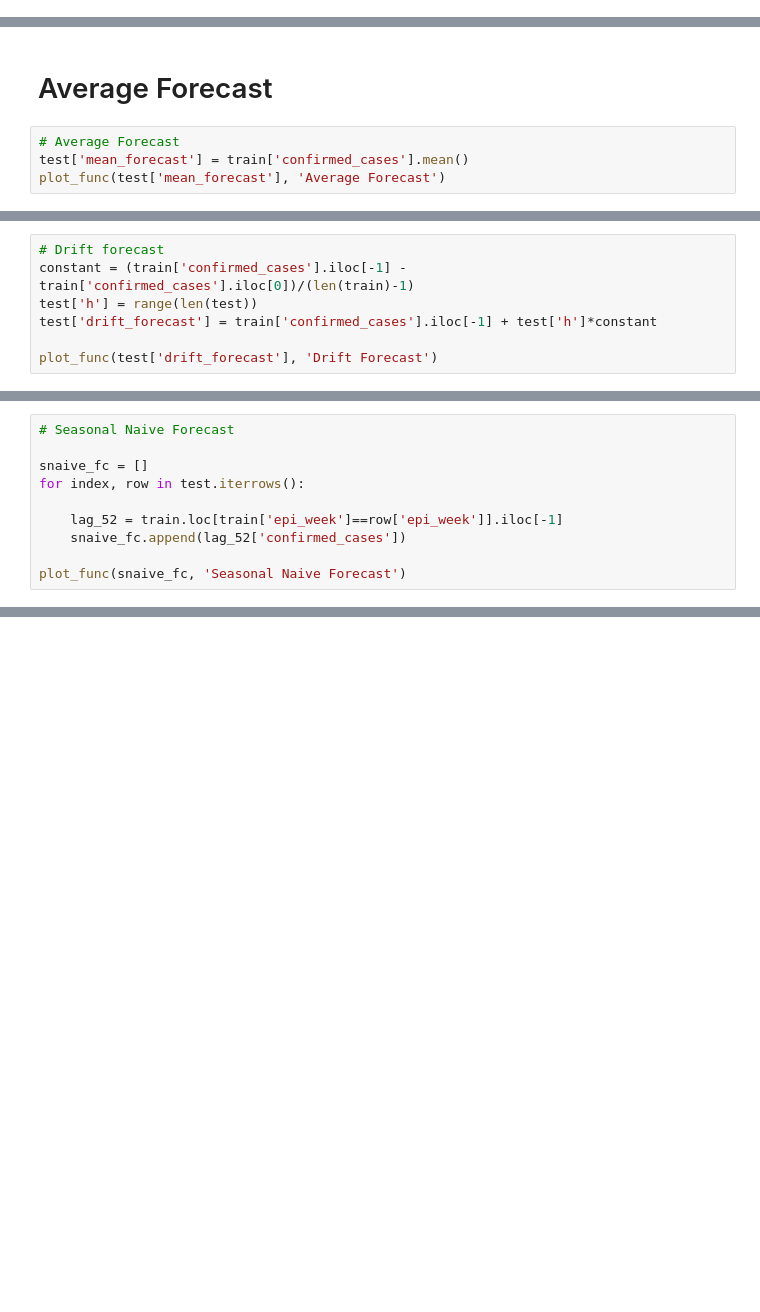
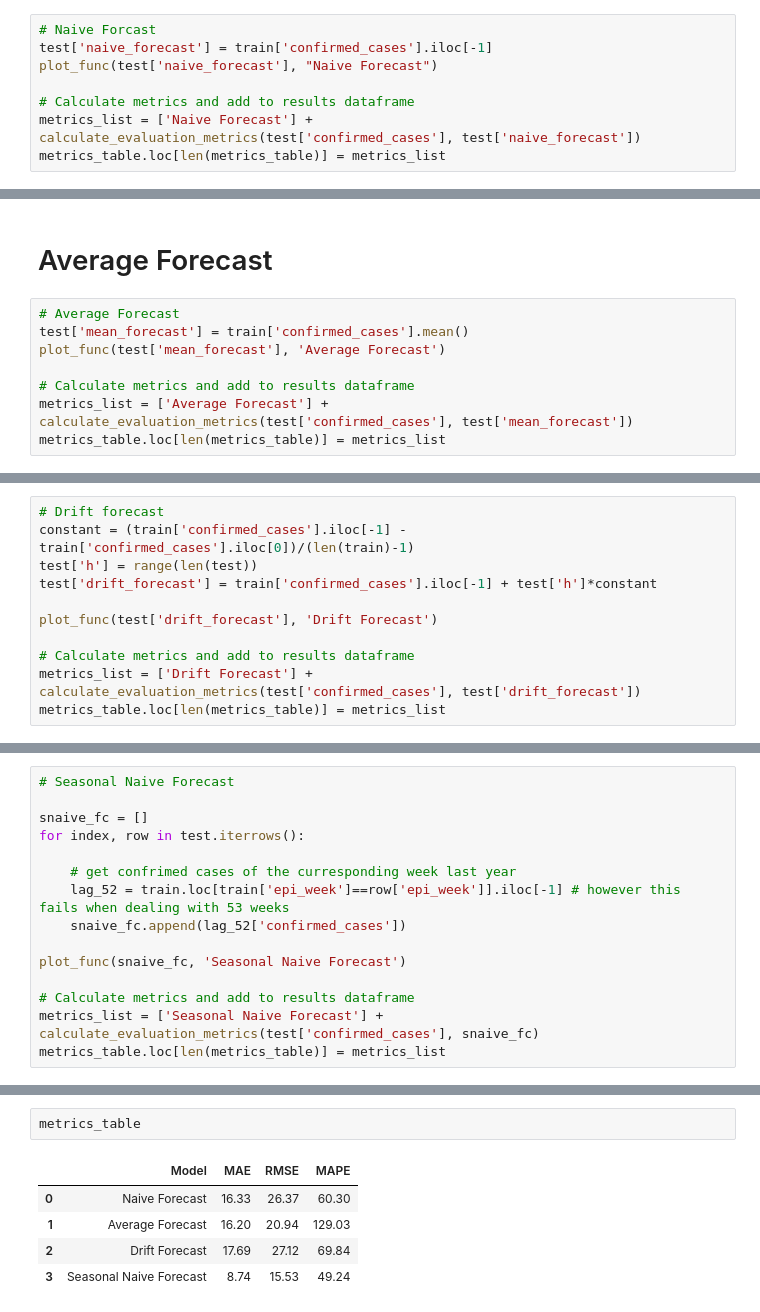
Before and after one commit to EmmanuelNiyi/Data-Driven-Surveillance-Lassa-Fever-Forecasting-for-Public-Health-Action, a Jupyter notebook: baseline-models.ipynb, the cells around one changed output, grey strips where cells are left out. Cells and saved outputs as stored; diff of their text form; blank space fills up the shorter version.

Commit message:
Kaggle Notebook | Baseline Models | metrics added

```diff
--- a/baseline-models.ipynb
+++ b/baseline-models.ipynb
@@ -91,0 +125,8 @@ test = ts_data.iloc[-int(len(ts_data)*0.2):].copy()
+# %%
+# Naive Forcast
+test['naive_forecast'] = train['confirmed_cases'].iloc[-1]
+plot_func(test['naive_forecast'], "Naive Forecast")
+
+# Calculate metrics and add to results dataframe
+metrics_list = ['Naive Forecast'] + calculate_evaluation_metrics(test['confirmed_cases'], test['naive_forecast'])
+metrics_table.loc[len(metrics_table)] = metrics_list
@@ -95,5 +138,9 @@ test = ts_data.iloc[-int(len(ts_data)*0.2):].copy()
 # Average Forecast
 test['mean_forecast'] = train['confirmed_cases'].mean()
 plot_func(test['mean_forecast'], 'Average Forecast')
+
+# Calculate metrics and add to results dataframe
+metrics_list = ['Average Forecast'] + calculate_evaluation_metrics(test['confirmed_cases'], test['mean_forecast'])
+metrics_table.loc[len(metrics_table)] = metrics_list
 # %% [output]
 [interactive output not drawn]
@@ -110,5 +153,9 @@ test['h'] = range(len(test))
 test['drift_forecast'] = train['confirmed_cases'].iloc[-1] + test['h']*constant
 
 plot_func(test['drift_forecast'], 'Drift Forecast')
+
+# Calculate metrics and add to results dataframe
+metrics_list = ['Drift Forecast'] + calculate_evaluation_metrics(test['confirmed_cases'], test['drift_forecast'])
+metrics_table.loc[len(metrics_table)] = metrics_list
 # %% [output]
 [interactive output not drawn]
@@ -118,9 +167,22 @@ plot_func(test['drift_forecast'], 'Drift Forecast')
 snaive_fc = []
 for index, row in test.iterrows():
 
-    lag_52 = train.loc[train['epi_week']==row['epi_week']].iloc[-1]
+    # get confrimed cases of the curresponding week last year
+    lag_52 = train.loc[train['epi_week']==row['epi_week']].iloc[-1] # however this fails when dealing with 53 weeks
     snaive_fc.append(lag_52['confirmed_cases'])
 
 plot_func(snaive_fc, 'Seasonal Naive Forecast')
+
+# Calculate metrics and add to results dataframe
+metrics_list = ['Seasonal Naive Forecast'] + calculate_evaluation_metrics(test['confirmed_cases'], snaive_fc)
+metrics_table.loc[len(metrics_table)] = metrics_list
 # %% [output]
 [interactive output not drawn]
+# %%
+metrics_table
+# %% [output]
+|  | Model | MAE | RMSE | MAPE |
+| 0 | Naive Forecast | 16.33 | 26.37 | 60.30 |
+| 1 | Average Forecast | 16.20 | 20.94 | 129.03 |
+| 2 | Drift Forecast | 17.69 | 27.12 | 69.84 |
+| 3 | Seasonal Naive Forecast | 8.74 | 15.53 | 49.24 |
```
Also changed, not shown: parts of 7 cells of this notebook.
